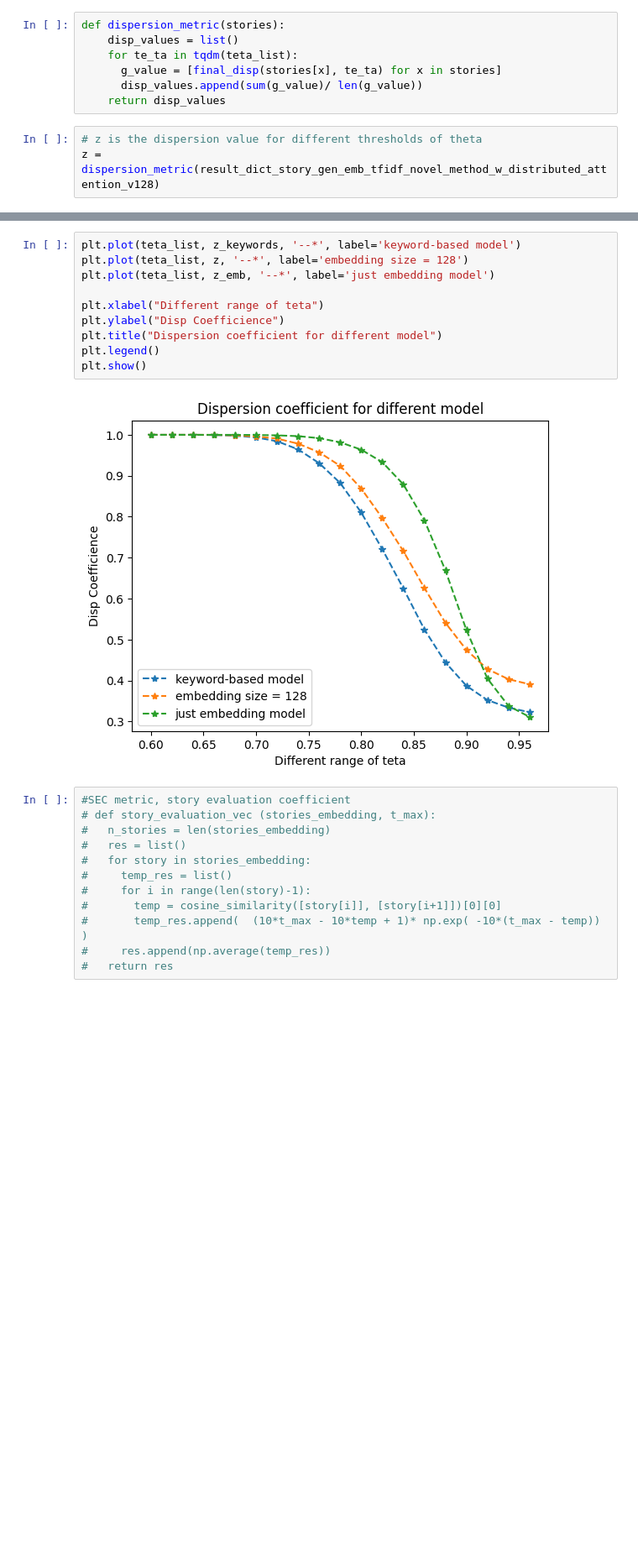
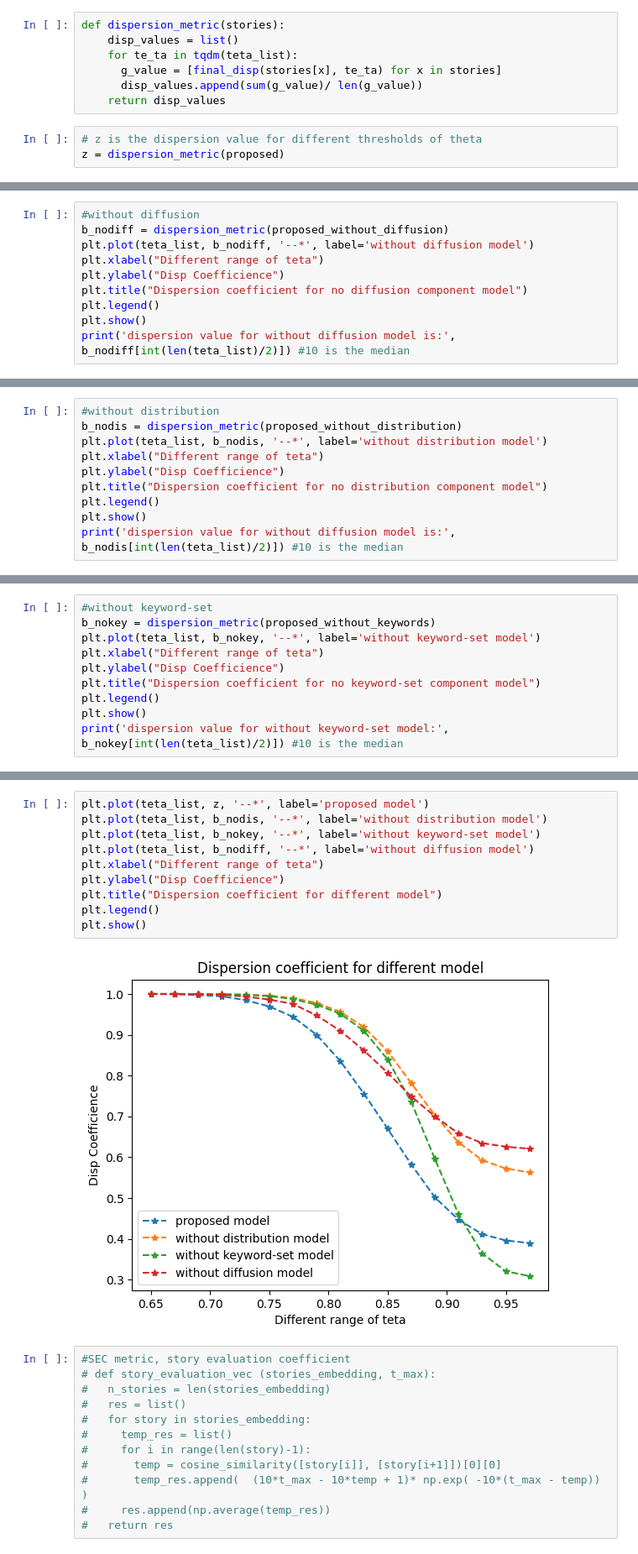
Before and after one commit to AlirezaPNouri/Deffused_based_storytelling_model, a Jupyter notebook: 01_Evaluation_metrics.ipynb, the cells around one changed output, grey strips where cells are left out. Shown at 84% size. Cells and saved outputs as stored; diff of their text form; blank space fills up the shorter version.

```diff
--- a/01_Evaluation_metrics.ipynb
+++ b/01_Evaluation_metrics.ipynb
@@ -169,5 +281,5 @@ def dispersion_metric(stories):
     return disp_values
 # %%
 # z is the dispersion value for different thresholds of theta
-z = dispersion_metric(result_dict_story_gen_emb_tfidf_novel_method_w_distributed_attention_v128)
+z = dispersion_metric(proposed)
 # %%
@@ -225,0 +353,10 @@ dispersion value for just embedding model is: 0.9637244102397906
+# %%
+#without diffusion
+b_nodiff = dispersion_metric(proposed_without_diffusion)
+plt.plot(teta_list, b_nodiff, '--*', label='without diffusion model')
+plt.xlabel("Different range of teta")
+plt.ylabel("Disp Coefficience")
+plt.title("Dispersion coefficient for no diffusion component model")
+plt.legend()
+plt.show()
+print('dispersion value for without diffusion model is:', b_nodiff[int(len(teta_list)/2)]) #10 is the median
@@ -225,0 +366,10 @@ dispersion value for just embedding model is: 0.9637244102397906
+# %%
+#without distribution
+b_nodis = dispersion_metric(proposed_without_distribution)
+plt.plot(teta_list, b_nodis, '--*', label='without distribution model')
+plt.xlabel("Different range of teta")
+plt.ylabel("Disp Coefficience")
+plt.title("Dispersion coefficient for no distribution component model")
+plt.legend()
+plt.show()
+print('dispersion value for without diffusion model is:', b_nodis[int(len(teta_list)/2)]) #10 is the median
@@ -225,0 +379,10 @@ dispersion value for just embedding model is: 0.9637244102397906
+# %%
+#without keyword-set
+b_nokey = dispersion_metric(proposed_without_keywords)
+plt.plot(teta_list, b_nokey, '--*', label='without keyword-set model')
+plt.xlabel("Different range of teta")
+plt.ylabel("Disp Coefficience")
+plt.title("Dispersion coefficient for no keyword-set component model")
+plt.legend()
+plt.show()
+print('dispersion value for without keyword-set model:', b_nokey[int(len(teta_list)/2)]) #10 is the median
@@ -226,15 +392,15 @@ dispersion value for just embedding model is: 0.9637244102397906
 # %%
-plt.plot(teta_list, z_keywords, '--*', label='keyword-based model')
-plt.plot(teta_list, z, '--*', label='embedding size = 128')
-plt.plot(teta_list, z_emb, '--*', label='just embedding model')
-
+plt.plot(teta_list, z, '--*', label='proposed model')
+plt.plot(teta_list, b_nodis, '--*', label='without distribution model')
+plt.plot(teta_list, b_nokey, '--*', label='without keyword-set model')
+plt.plot(teta_list, b_nodiff, '--*', label='without diffusion model')
 plt.xlabel("Different range of teta")
 plt.ylabel("Disp Coefficience")
 plt.title("Dispersion coefficient for different model")
 plt.legend()
 plt.show()
 # %% [output]
-[figure, old version]
+[figure, new version]
 # %%
 #SEC metric, story evaluation coefficient
 # def story_evaluation_vec (stories_embedding, t_max):
```
Also changed, not shown: parts of 77 cells of this notebook, 1 other file.
